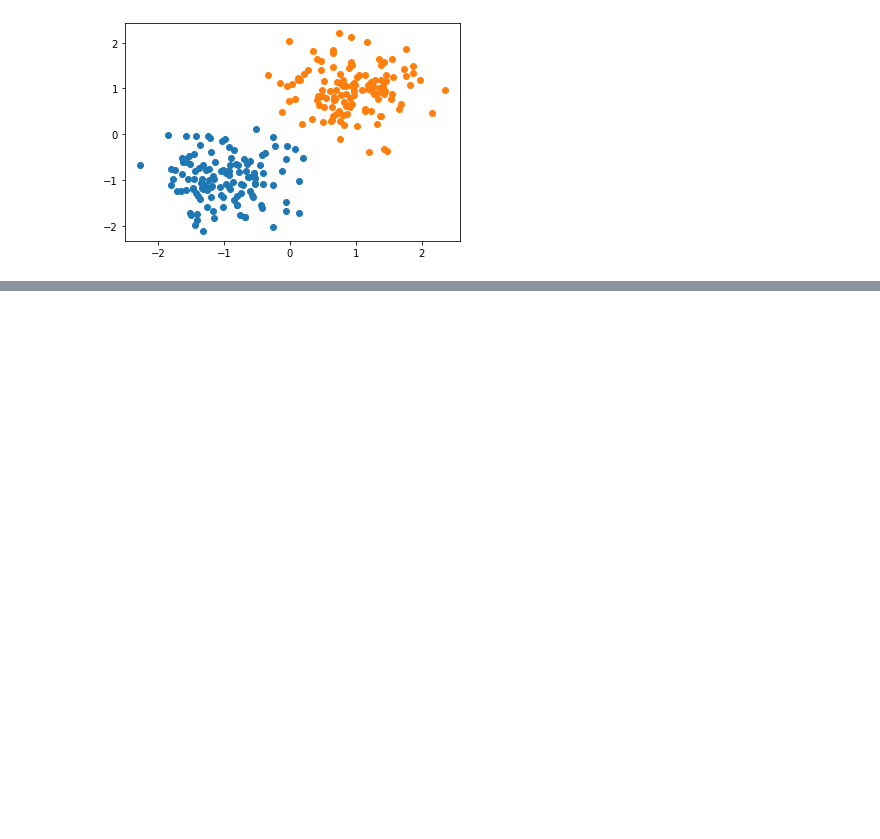
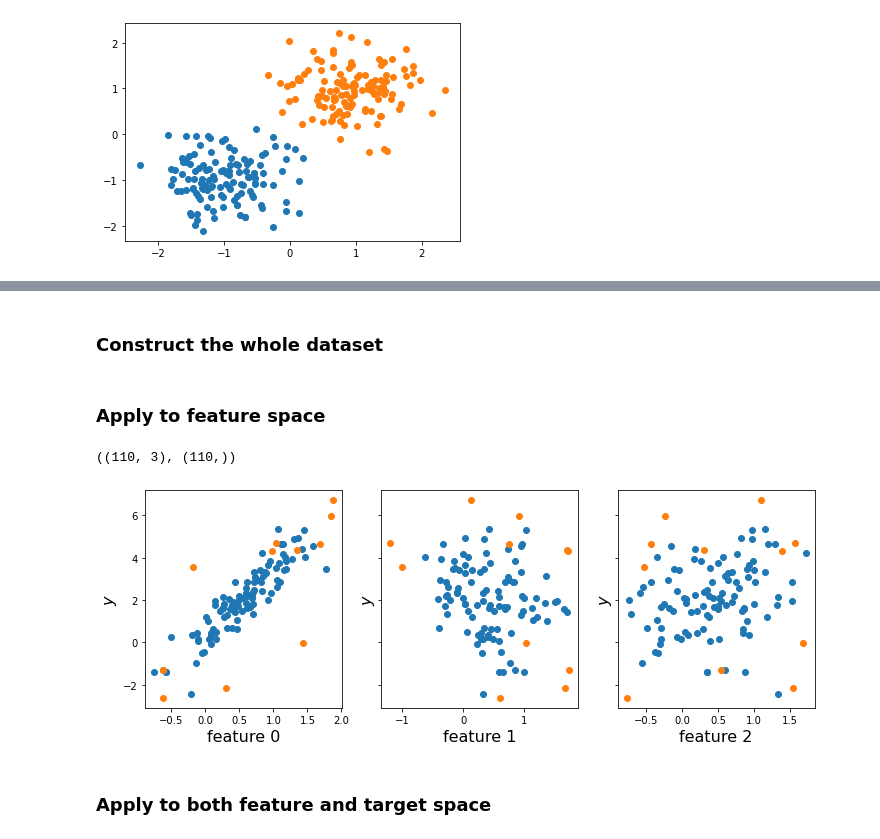
Before and after one commit to khroushan/outliers-handling, a Jupyter notebook: notebooks/lof.ipynb, the cells around one changed output, grey strips where cells are left out. Drawn from its saved outputs; the diff is of its cells as text; code cells hidden in the pictures; blank space fills up the shorter version.

```diff
--- a/notebooks/lof.ipynb
+++ b/notebooks/lof.ipynb
@@ -181,0 +196,30 @@ sns.pairplot(df)
+# %% [markdown]
+### Construct the whole dataset
+# %%
+X_all = np.r_[X, X_outlier]
+y_all = np.r_[y, y_outlier]
+# %%
+outliers_fraction = 0.1
+# %%
+lof = LocalOutlierFactor(n_neighbors=30, contamination= outliers_fraction)
+# %% [markdown]
+### Apply to feature space
+# %%
+lof_predict = lof.fit_predict(X_all)
+# %%
+X_all.shape, y_all.shape
+# %% [output]
+((110, 3), (110,))
+# %%
+fig, ax = pl.subplots(1, X.shape[1], figsize=(4*X.shape[1],4), sharey=True)
+for i in range(X.shape[1]):
+    ax[i].scatter(X_all[lof_predict>0,i], y_all[lof_predict>0])
+    ax[i].scatter(X_all[lof_predict<0,i], y_all[lof_predict<0])
+    ax[i].set_xlabel(f'feature {i}', fontsize=16)
+    ax[i].set_ylabel(r'$y$', fontsize=16)
+#     ax[i].set_title(f"features{i}")
+fig.savefig('../doc/figs/y_vs_3features_lof_X.pdf', bbox_inches='tight')
+# %% [output]
+[figure, added]
+# %% [markdown]
+### Apply to both feature and target space
```
Also changed, not shown: parts of 18 cells of this notebook, 4 other files.
